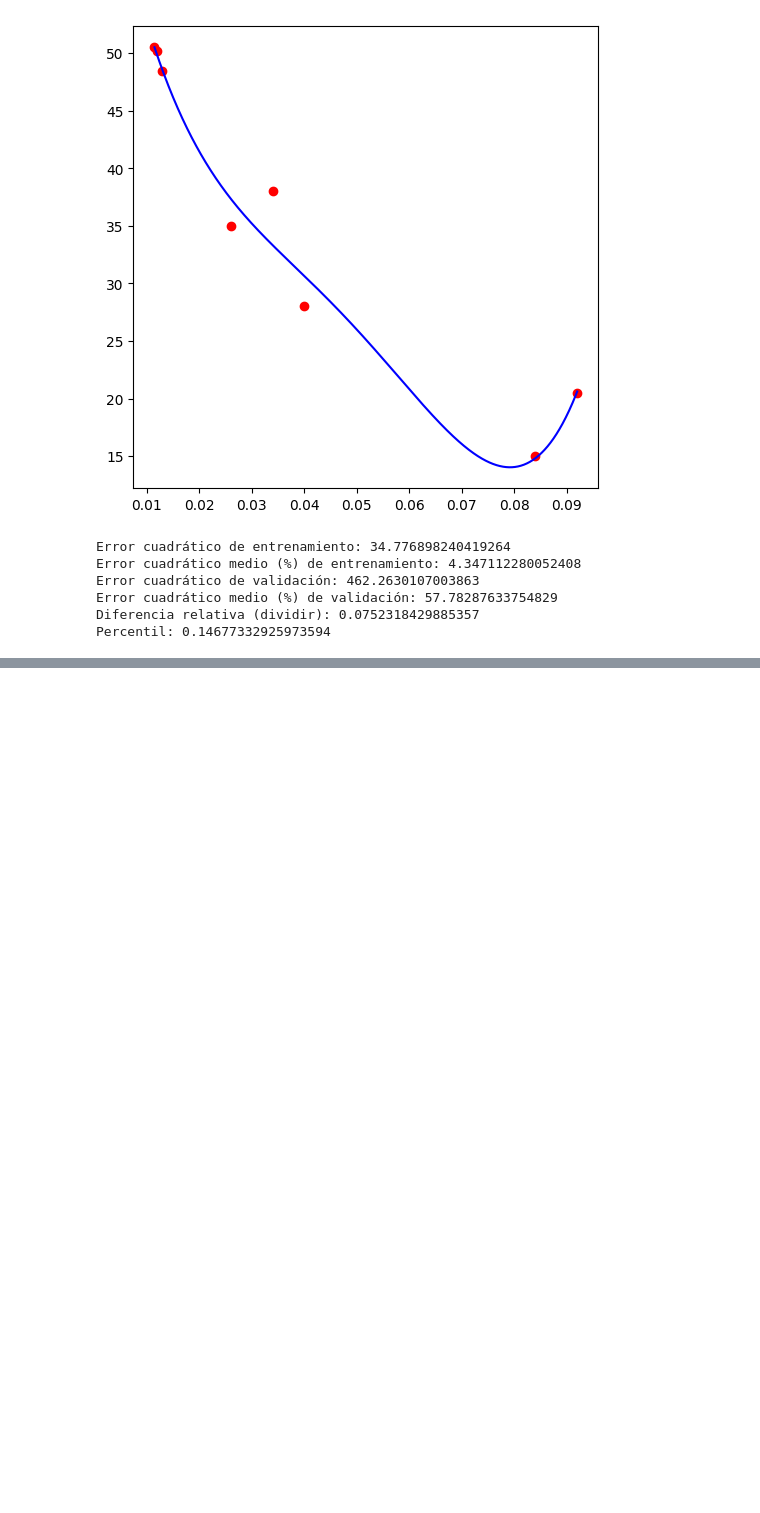
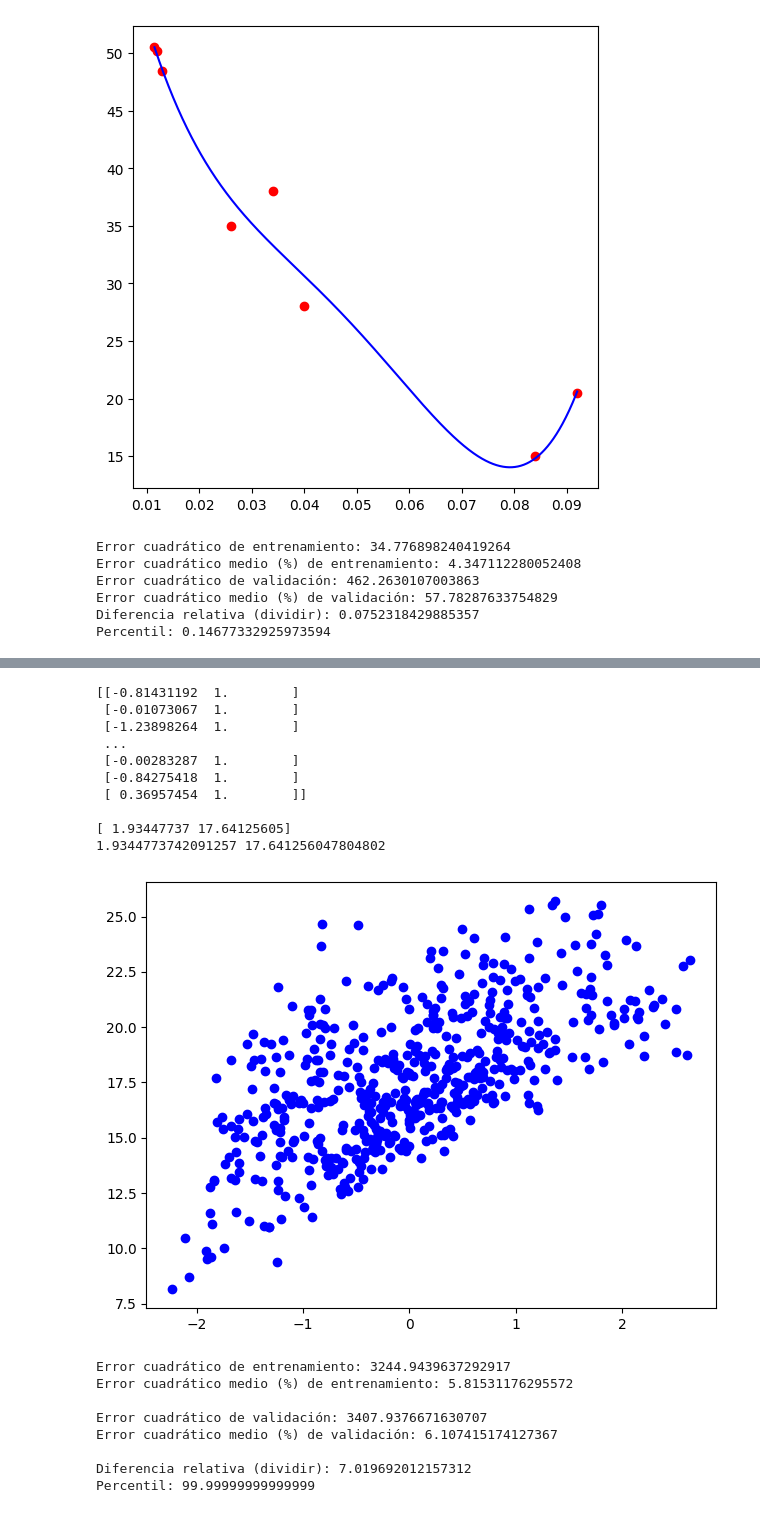
Before and after one commit to jimenezgimenojesus/SAMSUNG_AI_Diploma, a Jupyter notebook: Lessons/Chp2_Unit6.ipynb, the cells around one changed output, grey strips where cells are left out. Drawn from its saved outputs; the diff is of its cells as text; code cells hidden in the pictures; blank space fills up the shorter version.

```diff
--- a/Lessons/Chp2_Unit6.ipynb
+++ b/Lessons/Chp2_Unit6.ipynb
@@ -406,0 +408,52 @@ Percentil: 12.83714156503121
+# %%
+# Modelo 2 (t = ah + b)
+A = np.column_stack((h_e, ones))
+
+print(A, end='\n\n')
+
+resultado = np.linalg.inv(A.T @ A) @ A.T @ t_e
+print(resultado)
+
+# Coeficientes de la recta utilizando el resultado dado
+a, b = resultado
+# Generar la línea (puedes usar un rango más fino para que se vea continua)
+x_line = np.linspace(np.min(h_e), np.max(h_e), len(ones))
+y_line = a * h_e + b
+
+print(a, b, end='\n\n')
+plt.plot(h_e, t_e, 'ob')
+plt.tight_layout()
+plt.show()
+
+t_ep = a * h_e + b
+error_e2 = (t_e - t_ep) @ (t_e - t_ep).T
+print('Error cuadrático de entrenamiento:', error_e2)
+print('Error cuadrático medio (%) de entrenamiento:', error_e2 / len(ones), end='\n\n')
+
+t_tp = a * h_t + b
+error_t2 = (t_t - t_tp) @ (t_t - t_tp).T
+print('Error cuadrático de validación:', error_t2)
+print('Error cuadrático medio (%) de validación:', error_t2 / len(ones), end='\n\n')
+
+print('Diferencia relativa (dividir):', error_e2 / error_t)
+print('Percentil:', scipy.stats.f.cdf(error_e2 / error_t, len(ones) - 1, len(ones) -1 ) * 100)
+# %% [output]
+[[-0.81431192  1.        ]
+ [-0.01073067  1.        ]
+ [-1.23898264  1.        ]
+ ...
+ [-0.00283287  1.        ]
+ [-0.84275418  1.        ]
+ [ 0.36957454  1.        ]]
+
+[ 1.93447737 17.64125605]
+1.9344773742091257 17.641256047804802
+[figure, added]
+Error cuadrático de entrenamiento: 3244.9439637292917
+Error cuadrático medio (%) de entrenamiento: 5.81531176295572
+
+Error cuadrático de validación: 3407.9376671630707
+Error cuadrático medio (%) de validación: 6.107415174127367
+
+Diferencia relativa (dividir): 7.019692012157312
+Percentil: 99.99999999999999
```
Also changed, not shown: parts of 12 cells of this notebook, 2 other files.
